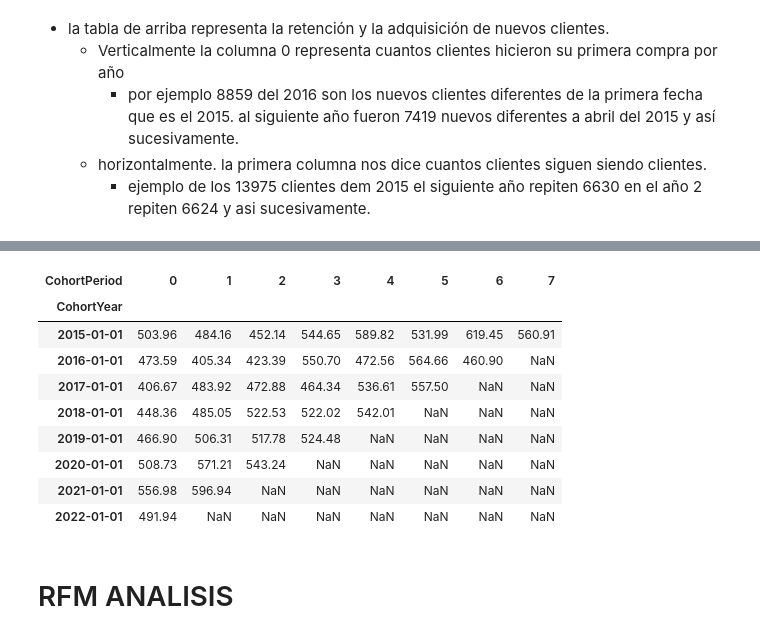
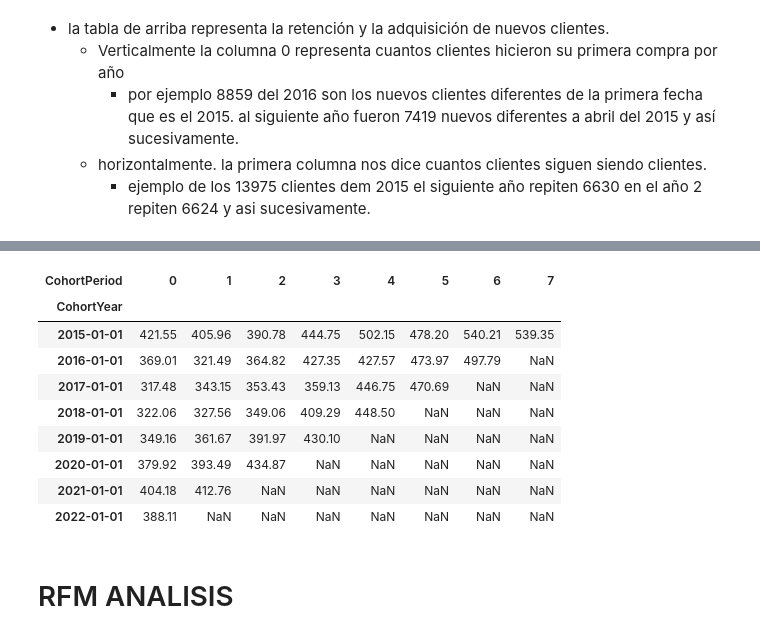
Before and after one commit to pacomm5/PLANTILLAS2, a Jupyter notebook: COHORT3_MIO4_TODOS.ipynb, the cells around one changed output, grey strips where cells are left out. Cells and saved outputs as stored; diff of their text form; code cells hidden in the pictures.

```diff
--- a/COHORT3_MIO4_TODOS.ipynb
+++ b/COHORT3_MIO4_TODOS.ipynb
@@ -930,0 +976,2 @@ df_cohort_audi = df_audi.copy()
+# %%
+df_cohort_todos = df_todos.copy()
@@ -946,8 +997,8 @@ df_cohort['InvoiceMonth'] = pd.to_datetime(df_cohort['InvoiceMonth'])"""
 # creating the first variable 'Invoice Month'
 # extracting only year-month from Invoice Date and day will be 1 automatically
 
-df_cohort_audi['InvoiceYear'] = df_cohort_audi['Fecha_Apertura'].dt.strftime("%Y") # Estamos convirtiendo tanto el mes como el día a 1
+df_cohort_todos['InvoiceYear'] = df_cohort_todos['Fecha_Apertura'].dt.strftime("%Y") # Estamos convirtiendo tanto el mes como el día a 1
 # luego en formato fecha.
 # converting the variable to datetime format
-df_cohort_audi['InvoiceYear'] = pd.to_datetime(df_cohort_audi['InvoiceYear'])
+df_cohort_todos['InvoiceYear'] = pd.to_datetime(df_cohort_todos['InvoiceYear'])
 # %%
@@ -969,7 +1020,7 @@ Name: InvoiceYear, Length: 123644, dtype: datetime64[ns]
 # creating the second variable 'Cohort Month'
 # getting the first time purchase date for each customer
 
-df_cohort_audi['CohortYear'] = df_cohort_audi.groupby('Bastidor')['InvoiceYear'].transform('min') # aqui saca la primera compra.
+df_cohort_todos['CohortYear'] = df_cohort_todos.groupby('Bastidor')['InvoiceYear'].transform('min') # aqui saca la primera compra.
 # converting the variable to datetime format
-df_cohort_audi['CohortYear'] = pd.to_datetime(df_cohort_audi['CohortYear'])
+df_cohort_todos['CohortYear'] = pd.to_datetime(df_cohort_todos['CohortYear'])
 # %%
@@ -1013,5 +1064,5 @@ def diff_Year(d1, d2):
     return((d1.dt.year - d2.dt.year))
     # multiplica * 12 para convertir la diferencia en años en meses. luego le suma los meses del ultimo año.
 
-df_cohort_audi['CohortPeriod'] = diff_Year(df_cohort_audi['InvoiceYear'], df_cohort_audi['CohortYear'])
+df_cohort_todos['CohortPeriod'] = diff_Year(df_cohort_todos['InvoiceYear'], df_cohort_todos['CohortYear'])
 # %%
@@ -1081,19 +1132,19 @@ plt.show()
 # %%
-amount_cohort_audi = df_cohort_audi.pivot_table(index='CohortYear', columns='CohortPeriod', values='Fact_total', aggfunc='mean').round(2)
+amount_cohort_todos = df_cohort_todos.pivot_table(index='CohortYear', columns='CohortPeriod', values='Fact_total', aggfunc='mean').round(2)
 # aqui utilizamos cantidad la aggfunc es la media.
-amount_cohort_audi
+amount_cohort_todos
 # aqui estamos sacando la facturación media por paso de clientes en cada fecha.
 # %% [output]
 | CohortPeriod | 0 | 1 | 2 | 3 | 4 | 5 | 6 | 7 |
 | CohortYear |  |  |  |  |  |  |  |  |
-| 2015-01-01 | 503.96 | 484.16 | 452.14 | 544.65 | 589.82 | 531.99 | 619.45 | 560.91 |
-| 2016-01-01 | 473.59 | 405.34 | 423.39 | 550.70 | 472.56 | 564.66 | 460.90 | NaN |
-| 2017-01-01 | 406.67 | 483.92 | 472.88 | 464.34 | 536.61 | 557.50 | NaN | NaN |
-| 2018-01-01 | 448.36 | 485.05 | 522.53 | 522.02 | 542.01 | NaN | NaN | NaN |
-| 2019-01-01 | 466.90 | 506.31 | 517.78 | 524.48 | NaN | NaN | NaN | NaN |
-| 2020-01-01 | 508.73 | 571.21 | 543.24 | NaN | NaN | NaN | NaN | NaN |
-| 2021-01-01 | 556.98 | 596.94 | NaN | NaN | NaN | NaN | NaN | NaN |
-| 2022-01-01 | 491.94 | NaN | NaN | NaN | NaN | NaN | NaN | NaN |
+| 2015-01-01 | 421.55 | 405.96 | 390.78 | 444.75 | 502.15 | 478.20 | 540.21 | 539.35 |
+| 2016-01-01 | 369.01 | 321.49 | 364.82 | 427.35 | 427.57 | 473.97 | 497.79 | NaN |
+| 2017-01-01 | 317.48 | 343.15 | 353.43 | 359.13 | 446.75 | 470.69 | NaN | NaN |
+| 2018-01-01 | 322.06 | 327.56 | 349.06 | 409.29 | 448.50 | NaN | NaN | NaN |
+| 2019-01-01 | 349.16 | 361.67 | 391.97 | 430.10 | NaN | NaN | NaN | NaN |
+| 2020-01-01 | 379.92 | 393.49 | 434.87 | NaN | NaN | NaN | NaN | NaN |
+| 2021-01-01 | 404.18 | 412.76 | NaN | NaN | NaN | NaN | NaN | NaN |
+| 2022-01-01 | 388.11 | NaN | NaN | NaN | NaN | NaN | NaN | NaN |
 # %% [markdown]
 # RFM ANALISIS
 # %% [markdown]
```
Also changed, not shown: parts of 88 cells of this notebook.
